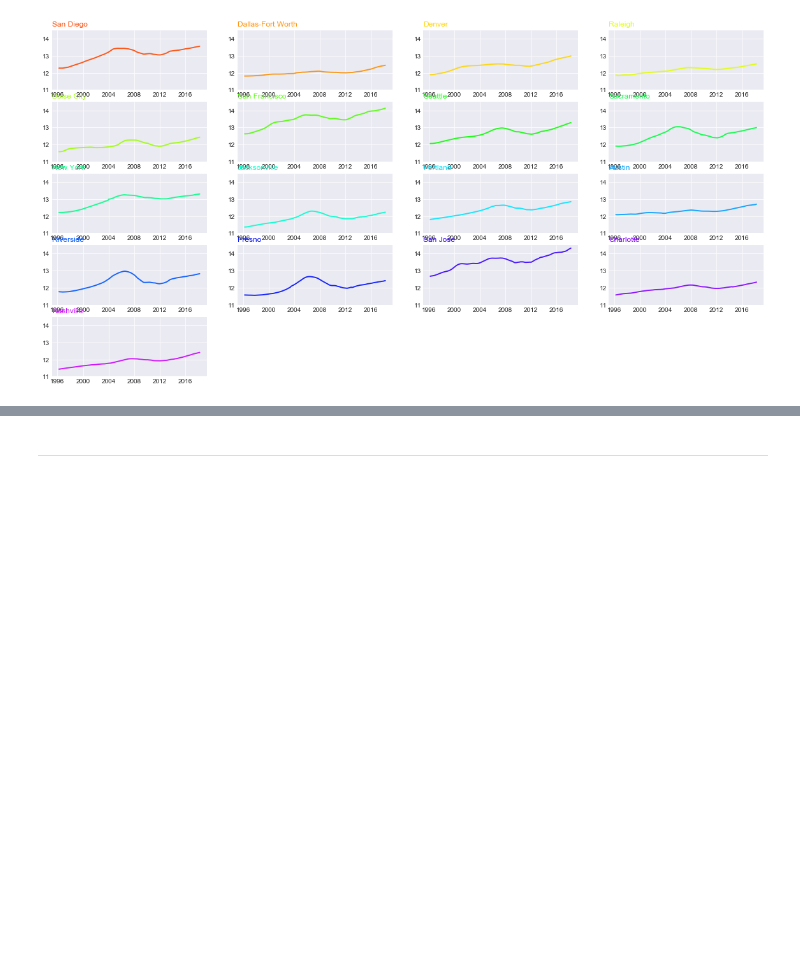
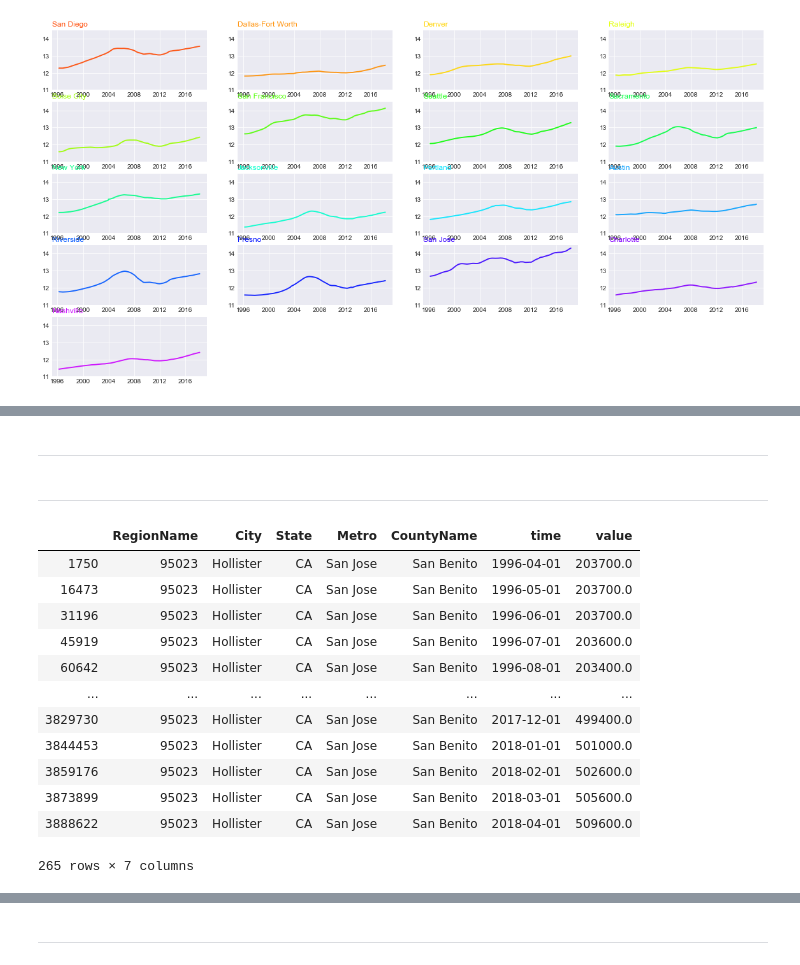
Before and after one commit to AaronWChen/time_series_zillow, a Jupyter notebook: python/EDA_aaron.ipynb, the cells around one changed output, grey strips where cells are left out. Cells and saved outputs as stored; diff of their text form; code cells hidden in the pictures; blank space fills up the shorter version.

```diff
--- a/python/EDA_aaron.ipynb
+++ b/python/EDA_aaron.ipynb
@@ -352,0 +454,21 @@ for metro in zillow_interest:
+# %% [markdown]
+---
+# %% [markdown]
+---
+# %%
+met = melted.groupby(['RegionName']).filter(lambda x: (x['RegionName'] == '95023').any())
+met
+# %% [output]
+|  | RegionName | City | State | Metro | CountyName | time | value |
+| 1750 | 95023 | Hollister | CA | San Jose | San Benito | 1996-04-01 | 203700.0 |
+| 16473 | 95023 | Hollister | CA | San Jose | San Benito | 1996-05-01 | 203700.0 |
+| 31196 | 95023 | Hollister | CA | San Jose | San Benito | 1996-06-01 | 203700.0 |
+| 45919 | 95023 | Hollister | CA | San Jose | San Benito | 1996-07-01 | 203600.0 |
+| 60642 | 95023 | Hollister | CA | San Jose | San Benito | 1996-08-01 | 203400.0 |
+| ... | ... | ... | ... | ... | ... | ... | ... |
+| 3829730 | 95023 | Hollister | CA | San Jose | San Benito | 2017-12-01 | 499400.0 |
+| 3844453 | 95023 | Hollister | CA | San Jose | San Benito | 2018-01-01 | 501000.0 |
+| 3859176 | 95023 | Hollister | CA | San Jose | San Benito | 2018-02-01 | 502600.0 |
+| 3873899 | 95023 | Hollister | CA | San Jose | San Benito | 2018-03-01 | 505600.0 |
+| 3888622 | 95023 | Hollister | CA | San Jose | San Benito | 2018-04-01 | 509600.0 |
+265 rows × 7 columns
```
Also changed, not shown: parts of 19 cells of this notebook, 2 other files.
